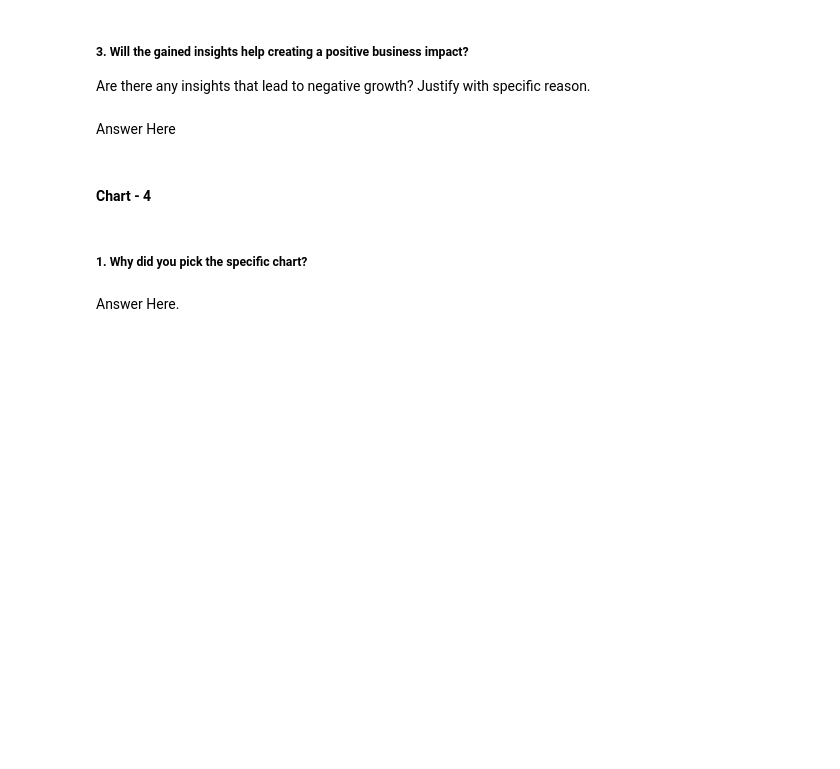
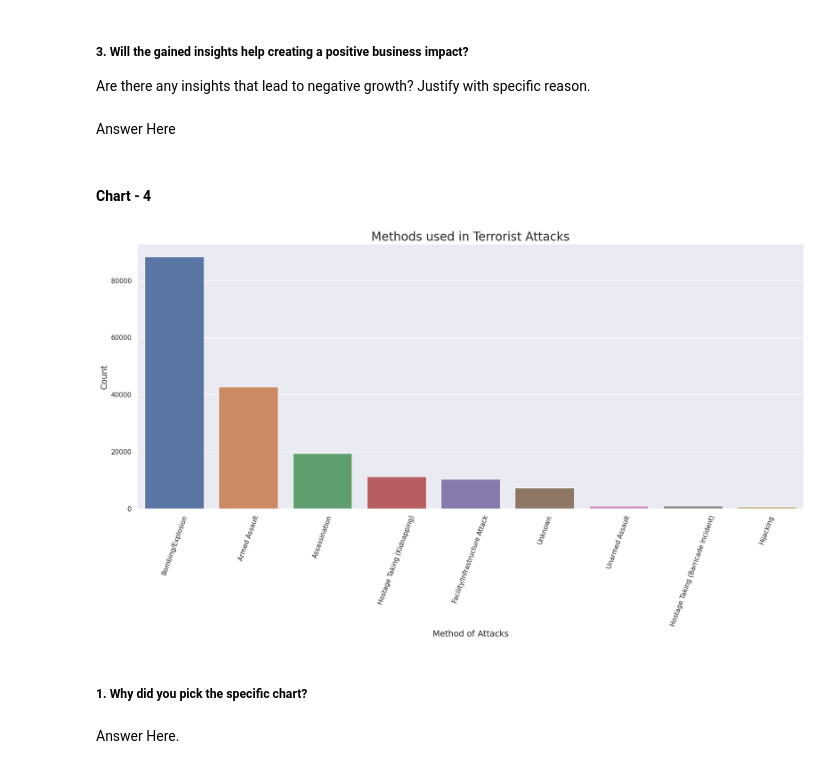
Before and after one commit to Shubham-kumar149/Data-Visualization-With-Python, a Jupyter notebook: Capstone_Project_EDA_on_Global_Terrorism_Dataset.ipynb, the cells around one changed output. Drawn from its saved outputs; the diff is of its cells as text; code cells hidden in the pictures; blank space fills up the shorter version.

```diff
--- a/Capstone_Project_EDA_on_Global_Terrorism_Dataset.ipynb
+++ b/Capstone_Project_EDA_on_Global_Terrorism_Dataset.ipynb
@@ -461,3 +493,16 @@ Answer Here
+# %%
+# Chart - 4 visualization code
+
+plt.figure(figsize=(20, 8))
+sns.set(font_scale=1.0)
+sns.barplot(x=df['AttackType'].value_counts().index, y=df['AttackType'].value_counts())
+plt.xlabel("Method of Attacks", fontsize=14)
+plt.ylabel("Count", fontsize=14)
+plt.xticks(rotation=70)
+plt.title("Methods used in Terrorist Attacks", fontsize=20)
+plt.show()
+# %% [output]
+[figure, added]
 # %% [markdown]
 ##### 1. Why did you pick the specific chart?
 # %% [markdown]
```
Also changed, not shown: parts of 9 cells of this notebook.
